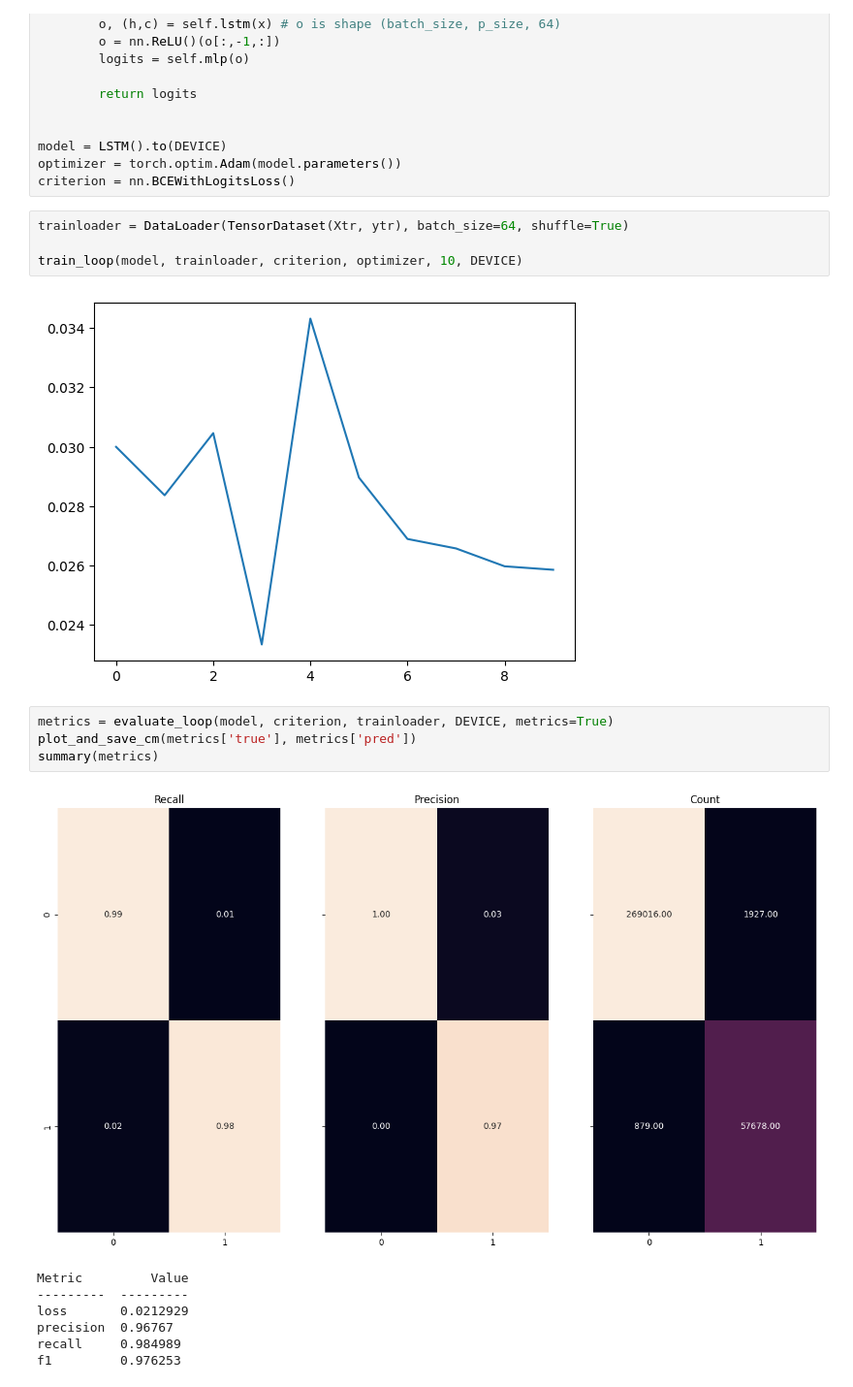
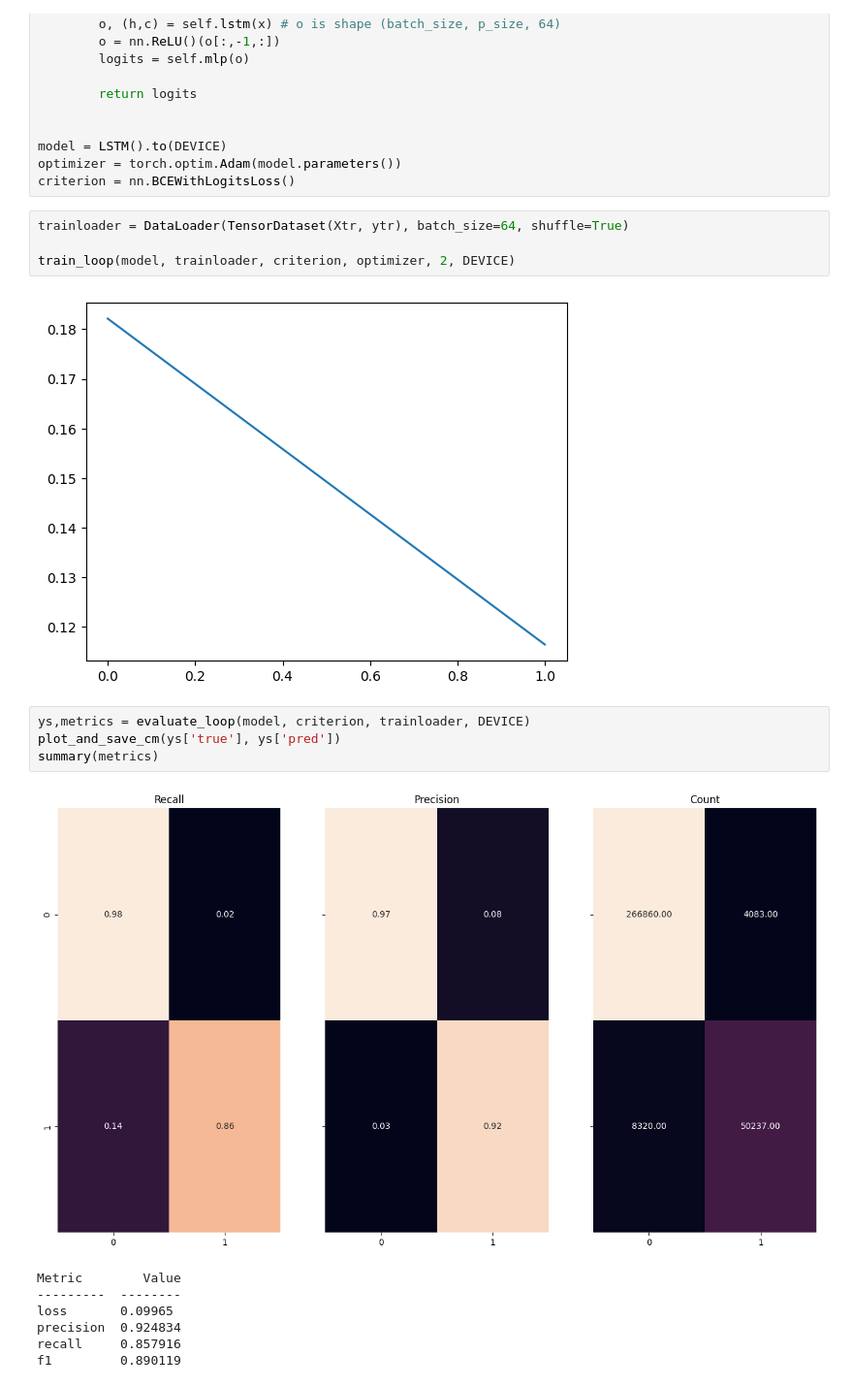
Before and after one commit to Musa-Azeem/eating-detection, a Jupyter notebook: Step4.ipynb, the cells around one changed output. Shown at 97% size. Drawn from its saved outputs; the diff is of its cells as text.

```diff
--- a/Step4.ipynb
+++ b/Step4.ipynb
@@ -94,21 +95,21 @@ criterion = nn.BCEWithLogitsLoss()
 # %%
 trainloader = DataLoader(TensorDataset(Xtr, ytr), batch_size=64, shuffle=True)
 
-train_loop(model, trainloader, criterion, optimizer, 10, DEVICE)
+train_loop(model, trainloader, criterion, optimizer, 2, DEVICE)
 # %% [output]
-[figure, old version]
+[figure, new version]
 # %%
-metrics = evaluate_loop(model, criterion, trainloader, DEVICE, metrics=True)
-plot_and_save_cm(metrics['true'], metrics['pred'])
+ys,metrics = evaluate_loop(model, criterion, trainloader, DEVICE)
+plot_and_save_cm(ys['true'], ys['pred'])
 summary(metrics)
 # %% [output]
-[figure, old version]
+[figure, new version]
-Metric         Value
----------  ---------
-loss       0.0212929
-precision  0.96767
-recall     0.984989
-f1         0.976253
+Metric        Value
+---------  --------
+loss       0.09965
+precision  0.924834
+recall     0.857916
+f1         0.890119
 # %%
 testloader = DataLoader(TensorDataset(Xte,yte), batch_size=64)
 
```
Also changed, not shown: parts of 4 cells of this notebook, 3 other files.
